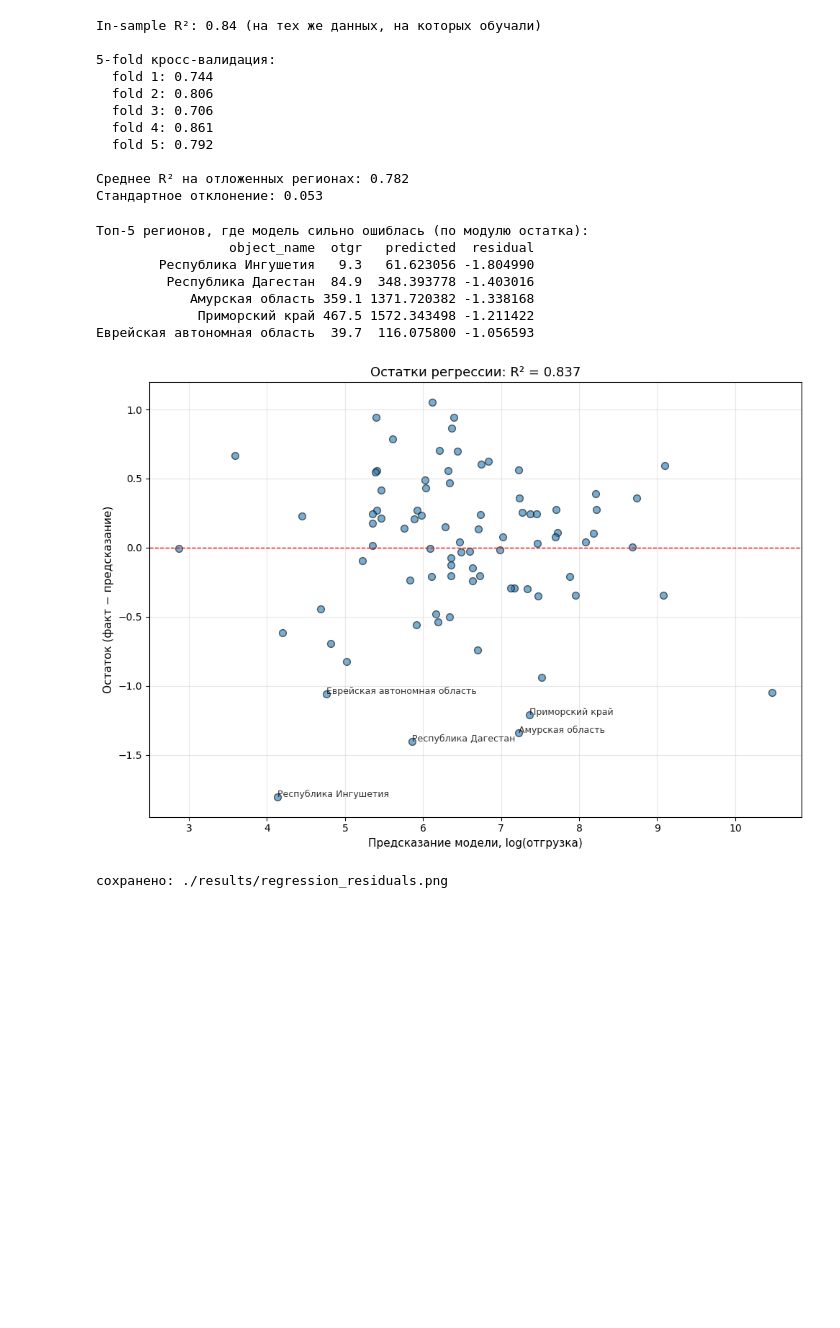
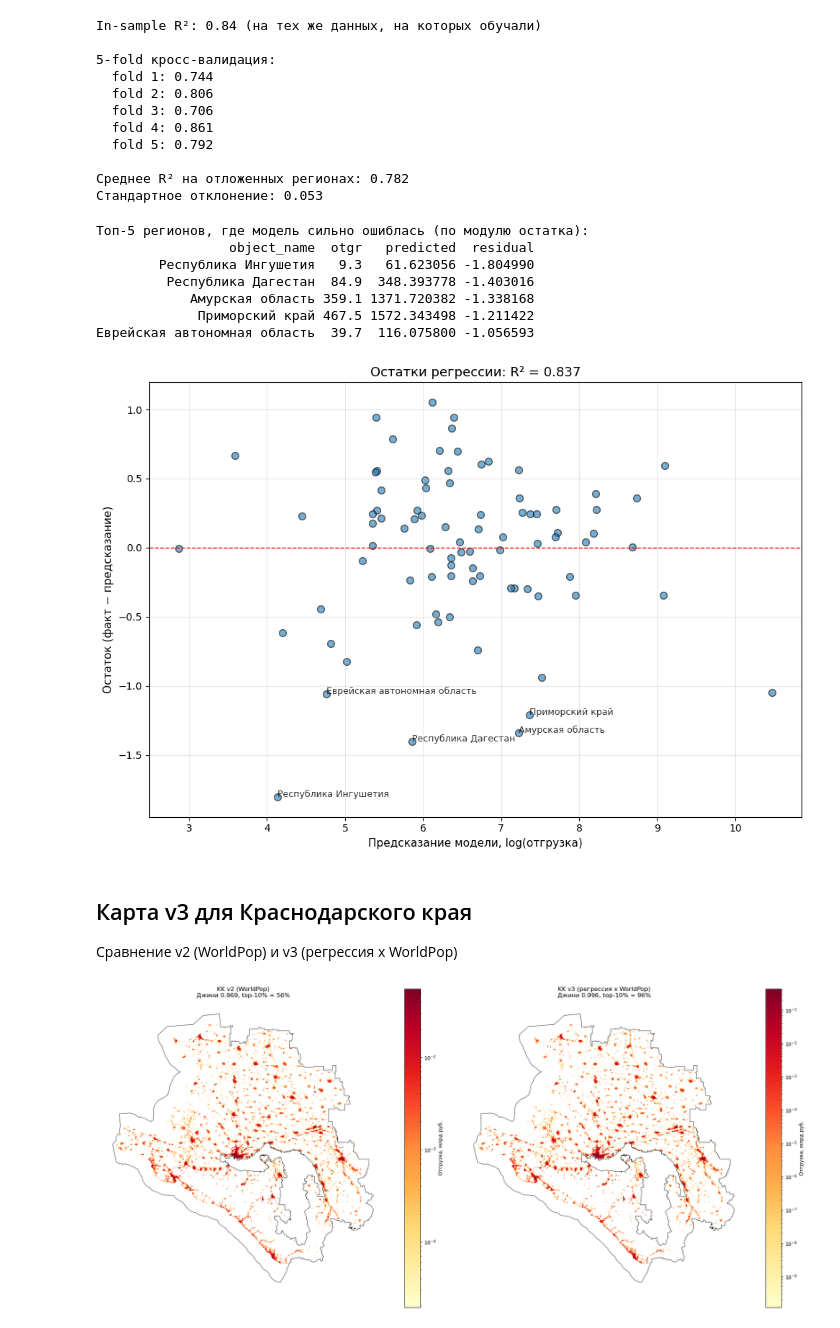
Before and after one commit to f-kravchenko/mipt-spring-2026-prak-spacial-distribution, a Jupyter notebook: notebooks/02_grid.ipynb, the cells around one changed output. Saved outputs shown, nothing was run; the diff lists cells and outputs as text; code cells hidden in the pictures; blank space fills up the shorter version.

```diff
--- a/02_grid.ipynb
+++ b/notebooks/02_grid.ipynb
@@ -587,7 +607,7 @@ for p in ['../data/raw', './data/raw', 'data/raw']:
 # %%
 import pandas as pd
 
-df = pd.read_parquet("./data/raw/Массив Данных в формате Parquet/Показатели по регионам.parquet")
+df = pd.read_parquet("../data/raw/Массив Данных в формате Parquet/Показатели по регионам.parquet")
 
 df_train_otgr = df[(df['indicator_code'] == 'Y477090007') &
                     (df['object_level'] == 'Регион') &
@@ -916,7 +936,7 @@ grid_kk_4326 = grid_kk.to_crs(epsg=4326)
 
 stats_kk = zonal_stats(
     grid_kk_4326.geometry,
-    "./data/processed/pop_kk_z.tif",
+    "../data/processed/pop_kk_z.tif",
     stats=['sum'],
     nodata=-99999
 )
@@ -1245,9 +1251,8 @@ ax.set_ylabel('Остаток (факт − предсказание)', fontsize
 ax.set_title(f'Остатки регрессии: R² = {model.score(X_full, y_full):.3f}', fontsize=13)
 ax.grid(True, alpha=0.3)
 plt.tight_layout()
-plt.savefig('./results/regression_residuals.png', dpi=120, bbox_inches='tight', facecolor='white')
+plt.savefig('../results/regression_residuals.png', dpi=120, bbox_inches='tight', facecolor='white')
 plt.show()
-print("\nсохранено: ./results/regression_residuals.png")
 # %% [output]
 Топ-5 регионов, где модель сильно ошиблась (по модулю остатка):
                  object_name  otgr   predicted  residual
@@ -1257,4 +1262,34 @@ print("\nсохранено: ./results/regression_residuals.png")
              Приморский край 467.5 1572.343498 -1.211422
 Еврейская автономная область  39.7  116.075800 -1.056593
 [figure]
-сохранено: ./results/regression_residuals.png
+# %% [markdown]
+## Карта v3 для Краснодарского края
+Сравнение v2 (WorldPop) и v3 (регрессия x WorldPop)
+# %%
+import matplotlib.pyplot as plt
+import matplotlib.colors as mcolors
+
+fig, axes = plt.subplots(1, 2, figsize=(20, 9))
+
+g_v2 = grid_kk[grid_kk['method_otgr_v2'] > 0].copy()
+g_v3 = grid_kk[grid_kk['method_otgr_v3'] > 0].copy()
+
+g_v2.plot(column='method_otgr_v2', ax=axes[0], cmap='YlOrRd',
+          legend=True, norm=mcolors.LogNorm(),
+          legend_kwds={'label': 'Отгрузка, млрд руб.'})
+kk.boundary.plot(ax=axes[0], color='black', linewidth=0.6)
+axes[0].set_title(f'KK v2 (WorldPop)\nДжини {gini(grid_kk["method_otgr_v2"].values):.3f}, top-10% = {top_share(grid_kk["method_otgr_v2"].values)*100:.0f}%')
+axes[0].set_axis_off()
+
+g_v3.plot(column='method_otgr_v3', ax=axes[1], cmap='YlOrRd',
+          legend=True, norm=mcolors.LogNorm(),
+          legend_kwds={'label': 'Отгрузка, млрд руб.'})
+kk.boundary.plot(ax=axes[1], color='black', linewidth=0.6)
+axes[1].set_title(f'KK v3 (регрессия x WorldPop)\nДжини {gini(grid_kk["method_otgr_v3"].values):.3f}, top-10% = {top_share(grid_kk["method_otgr_v3"].values)*100:.0f}%')
+axes[1].set_axis_off()
+
+plt.tight_layout()
+plt.savefig('../results/kk_v2_vs_v3.png', dpi=120, bbox_inches='tight', facecolor='white')
+plt.show()
+# %% [output]
+[figure, added]
```
Also changed, not shown: parts of 17 cells of this notebook, 9 other files.
